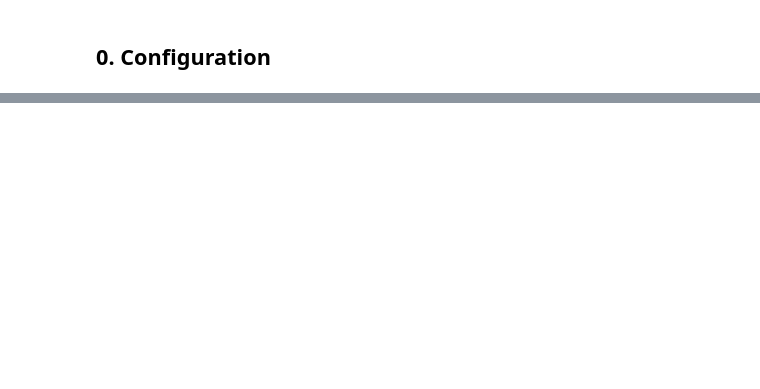
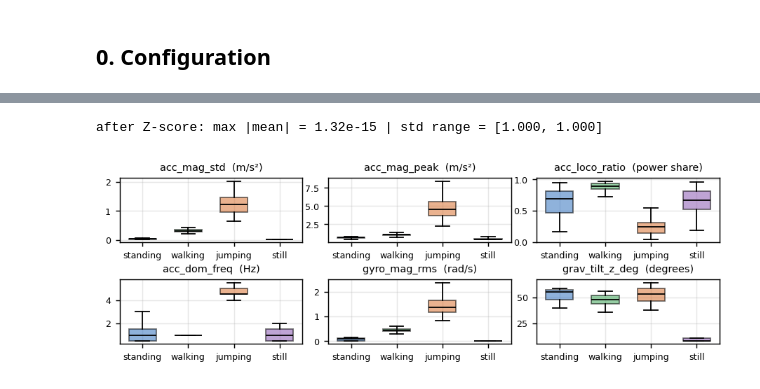
Before and after one commit to Elvin100s/hmm-activity-recognition, a Jupyter notebook: notebooks/HMM_Activity_Recognition.ipynb, the cells around one changed output, grey strips where cells are left out. Saved outputs shown, nothing was run; the diff lists cells and outputs as text; code cells hidden in the pictures; blank space fills up the shorter version.

```diff
--- a/notebooks/HMM_Activity_Recognition.ipynb
+++ b/notebooks/HMM_Activity_Recognition.ipynb
@@ -115,0 +248,20 @@ from src.hmm import GaussianHMM
+# %%
+# Training-only check behind features 9-10: how much does gravity spread within each state?
+# A near-zero spread (one placement only) makes the diagonal Gaussian reject any other placement.
+_grows = []
+for f in train_files:
+    d = pd.read_csv(f)
+    W = make_windows(read_signal(d), FS)
+    gmean = W[:, :, 6:9].mean(axis=1)                      # mean gravity vector per window
+    tilt_z = extract_feature_windows(W, FS)[:, FEATURE_NAMES.index("grav_tilt_z_deg")]
+    _grows.append(pd.DataFrame(gmean, columns=["grav_x", "grav_y", "grav_z"])
+                  .assign(activity=Path(f).parent.name, tilt_z_deg=tilt_z))
+G = pd.concat(_grows, ignore_index=True)
+Gtbl = G.groupby("activity").agg(["mean", "std"]).round(3)
+display(Gtbl)
+print("global spread:", G[["grav_x", "grav_y", "grav_z"]].std().round(3).to_dict())
+print(f"within-state gravity spread for 'still': grav_x {Gtbl.loc['still', ('grav_x','std')]:.3f} g, "
+      f"grav_z {Gtbl.loc['still', ('grav_z','std')]:.3f} g")
+_s = G[G.activity == "still"]["tilt_z_deg"]
+print(f"'still' z-axis tilt coverage now spans {_s.min():.1f} - {_s.max():.1f} degrees "
+      f"({_s.std():.2f} degrees of spread)")
@@ -115,0 +286,22 @@ from src.hmm import GaussianHMM
+# %%
+norm = ZScoreNormalizer().fit(X)
+Z = norm.transform(X)
+print("after Z-score: max |mean| = %.2e | std range = [%.3f, %.3f]" % (np.abs(Z.mean(0)).max(), Z.std(0).min(), Z.std(0).max()))
+
+KEY = ["acc_mag_std", "acc_mag_peak", "acc_loco_ratio", "acc_dom_freq", "gyro_mag_rms", "grav_tilt_z_deg"]
+UNITS = {"acc_mag_std": "m/s²", "acc_mag_peak": "m/s²", "acc_loco_ratio": "power share",
+         "acc_dom_freq": "Hz", "gyro_mag_rms": "rad/s", "grav_tilt_z_deg": "degrees"}
+fig, axes = plt.subplots(2, 3, figsize=(6.8, 2.25))
+for ax, name in zip(axes.ravel(), KEY):
+    j = FEATURE_NAMES.index(name)
+    bp = ax.boxplot([X[y == k, j] for k in range(len(STATES))], tick_labels=STATES, showfliers=False,
+                    patch_artist=True, widths=0.6, medianprops={"color": "k"})
+    for patch, colour in zip(bp["boxes"], COLOURS):
+        patch.set_facecolor(colour); patch.set_alpha(0.55)
+    ax.set_title(f"{name}  ({UNITS[name]})")
+plt.tight_layout(pad=0.3, h_pad=0.4)
+plt.savefig(FIG / "feature_distributions.png", bbox_inches="tight")
+plt.show()
+# %% [output]
+after Z-score: max |mean| = 1.32e-15 | std range = [1.000, 1.000]
+[figure, added]
```
Also changed, not shown: parts of 48 cells of this notebook.
